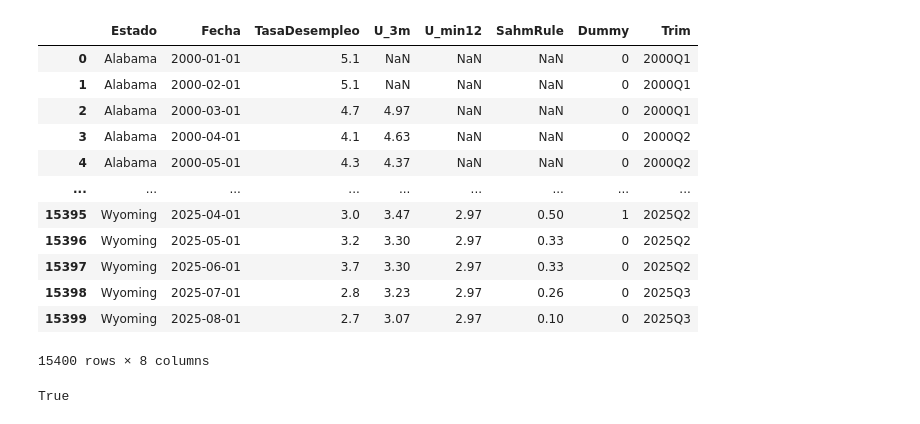
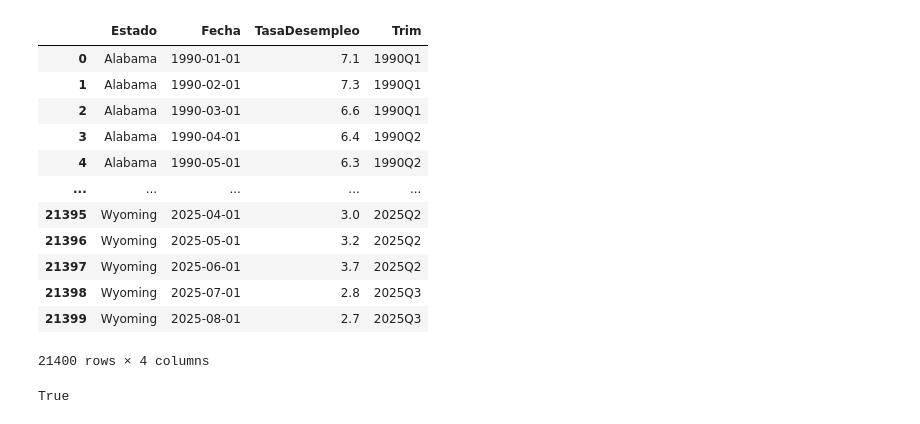
Before and after one commit to Jota-leals/Modelos, a Jupyter notebook: datos_cox.ipynb, the cells around one changed output. Saved outputs shown, nothing was run; the diff lists cells and outputs as text; code cells hidden in the pictures.

```diff
--- a/datos_cox.ipynb
+++ b/datos_cox.ipynb
@@ -76,7 +77,7 @@ meses = {
     "September": 9, "October": 10, "November": 11, "December": 12
 }
 # %%
-rangos = [(2000, 2009), (2010, 2019), (2020, 2025)]
+rangos = [(1990,1999),(2000, 2009), (2010, 2019), (2020, 2025)]
 # %%
 #Payload
 registros = []
@@ -84,9 +85,10 @@ registros = []
 series = list(estados.values())
 
 for start, end in rangos:
-    for i in range(0, len(series), 25):  # La API solo acepta 25 series por consulta
+    for i in range(0, len(series), 25):
         bloque = series[i:i+25]
         payload = {
+            "registrationKey": bls_api,
             "seriesid": bloque,
             "startyear": str(start),
             "endyear": str(end)
@@ -110,30 +112,26 @@ for start, end in rangos:
 # %%
 df = pd.DataFrame(registros)
 df["Fecha"] = pd.to_datetime(df["Año"].astype(str) + "-" + df["Mes"].astype(str).str.zfill(2))
 df = df.sort_values(["Estado", "Fecha"]).reset_index(drop=True)
 df = df[df['Estado'] != 'New York city']
 df = df[df['Estado'] != 'Los Angeles County']
 df = df[['Estado','Fecha','TasaDesempleo']]
-df['U_3m'] = df.groupby('Estado')['TasaDesempleo'].transform(lambda x: x.rolling(3, min_periods = 3).mean().round(2))
-df['U_min12']= df.groupby('Estado')['U_3m'].transform(lambda x: x.rolling(12, min_periods = 12).min().round(2))
-df['SahmRule'] = (df['U_3m']-df['U_min12']).round(2)
-df['Dummy'] = (df['SahmRule'] >=0.5).astype(int)
 df['Trim'] = df['Fecha'].dt.to_period('Q').astype(str)
 df
 # %% [output]
-|  | Estado | Fecha | TasaDesempleo | U_3m | U_min12 | SahmRule | Dummy | Trim |
-| 0 | Alabama | 2000-01-01 | 5.1 | NaN | NaN | NaN | 0 | 2000Q1 |
-| 1 | Alabama | 2000-02-01 | 5.1 | NaN | NaN | NaN | 0 | 2000Q1 |
-| 2 | Alabama | 2000-03-01 | 4.7 | 4.97 | NaN | NaN | 0 | 2000Q1 |
-| 3 | Alabama | 2000-04-01 | 4.1 | 4.63 | NaN | NaN | 0 | 2000Q2 |
-| 4 | Alabama | 2000-05-01 | 4.3 | 4.37 | NaN | NaN | 0 | 2000Q2 |
-| ... | ... | ... | ... | ... | ... | ... | ... | ... |
-| 15395 | Wyoming | 2025-04-01 | 3.0 | 3.47 | 2.97 | 0.50 | 1 | 2025Q2 |
-| 15396 | Wyoming | 2025-05-01 | 3.2 | 3.30 | 2.97 | 0.33 | 0 | 2025Q2 |
-| 15397 | Wyoming | 2025-06-01 | 3.7 | 3.30 | 2.97 | 0.33 | 0 | 2025Q2 |
-| 15398 | Wyoming | 2025-07-01 | 2.8 | 3.23 | 2.97 | 0.26 | 0 | 2025Q3 |
-| 15399 | Wyoming | 2025-08-01 | 2.7 | 3.07 | 2.97 | 0.10 | 0 | 2025Q3 |
+|  | Estado | Fecha | TasaDesempleo | Trim |
+| 0 | Alabama | 1990-01-01 | 7.1 | 1990Q1 |
+| 1 | Alabama | 1990-02-01 | 7.3 | 1990Q1 |
+| 2 | Alabama | 1990-03-01 | 6.6 | 1990Q1 |
+| 3 | Alabama | 1990-04-01 | 6.4 | 1990Q2 |
+| 4 | Alabama | 1990-05-01 | 6.3 | 1990Q2 |
+| ... | ... | ... | ... | ... |
+| 21395 | Wyoming | 2025-04-01 | 3.0 | 2025Q2 |
+| 21396 | Wyoming | 2025-05-01 | 3.2 | 2025Q2 |
+| 21397 | Wyoming | 2025-06-01 | 3.7 | 2025Q2 |
+| 21398 | Wyoming | 2025-07-01 | 2.8 | 2025Q3 |
+| 21399 | Wyoming | 2025-08-01 | 2.7 | 2025Q3 |
-15400 rows × 8 columns
+21400 rows × 4 columns
 # %%
 #Parametros para GDP
 
```
Also changed, not shown: parts of 11 cells of this notebook, 1 other file.
